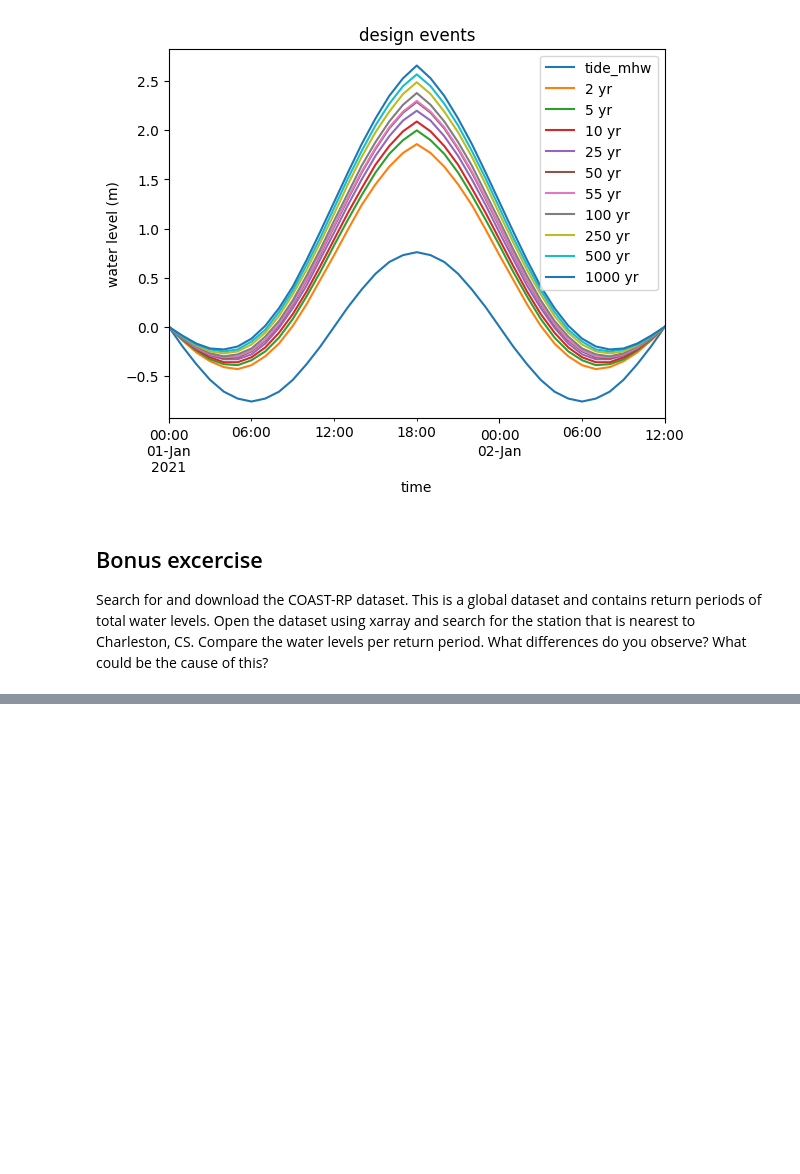
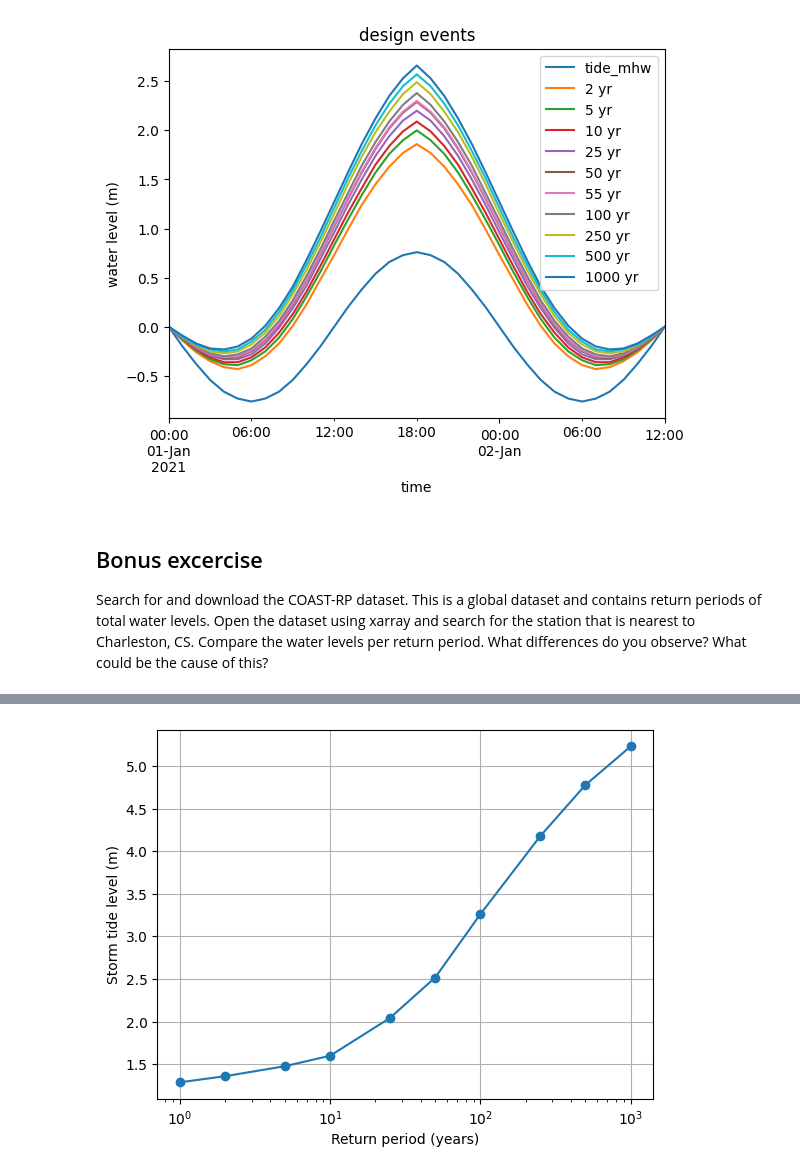
Before and after one commit to sd-59/Assignment_2_Coastal_flood_hazard_assessment-, a Jupyter notebook: notebooks/02_frequency_analysis.ipynb, the cells around one changed output, grey strips where cells are left out. Saved outputs shown, nothing was run; the diff lists cells and outputs as text; code cells hidden in the pictures; blank space fills up the shorter version.

```diff
--- a/notebooks/02_frequency_analysis.ipynb
+++ b/notebooks/02_frequency_analysis.ipynb
@@ -516,0 +538,14 @@ Search for and download the COAST-RP dataset. This is a global dataset and conta
+# %%
+savannah_lat = 32.035
+savannah_lon = -80.903
+
+lat = ds['station_y_coordinate']
+lon = ds['station_x_coordinate']
+
+
+# Compute squared distance (good enough for nearest-neighbour)
+dist = (lat - savannah_lat)**2 + (lon - savannah_lon)**2
+
+# Index of nearest station
+idx = dist.argmin()
+idx
@@ -516,0 +555,3 @@ Search for and download the COAST-RP dataset. This is a global dataset and conta
+# %%
+station = ds.isel(stations=idx)
+station
@@ -516,0 +576,9 @@ Search for and download the COAST-RP dataset. This is a global dataset and conta
+# %%
+import pandas as pd
+
+rp_vars = [v for v in ds.data_vars if v.startswith("storm_tide_rp_")]
+
+rp_values = {var: float(station[var]) for var in rp_vars}
+
+df = pd.DataFrame.from_dict(rp_values, orient='index', columns=['water_level_m'])
+df
@@ -516,0 +597,4 @@ Search for and download the COAST-RP dataset. This is a global dataset and conta
+# %%
+df['RP_years'] = df.index.str.extract(r'rp_(\d+)', expand=False).astype(int)
+df = df.sort_values('RP_years')
+df
@@ -516,0 +613,10 @@ Search for and download the COAST-RP dataset. This is a global dataset and conta
+# %%
+import matplotlib.pyplot as plt
+
+plt.plot(df['RP_years'], df['water_level_m'], 'o-')
+plt.xscale('log')
+plt.xlabel("Return period (years)")
+plt.ylabel("Storm tide level (m)")
+plt.grid(True)
+# %% [output]
+[figure, added]
```
Also changed, not shown: parts of 5 cells of this notebook.
